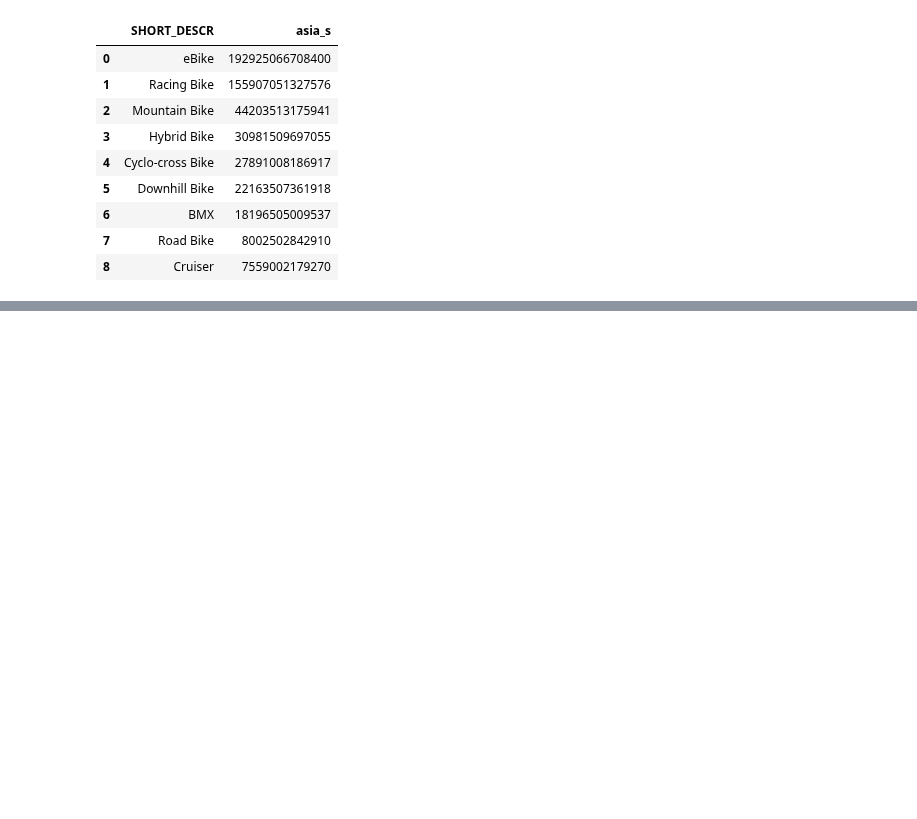
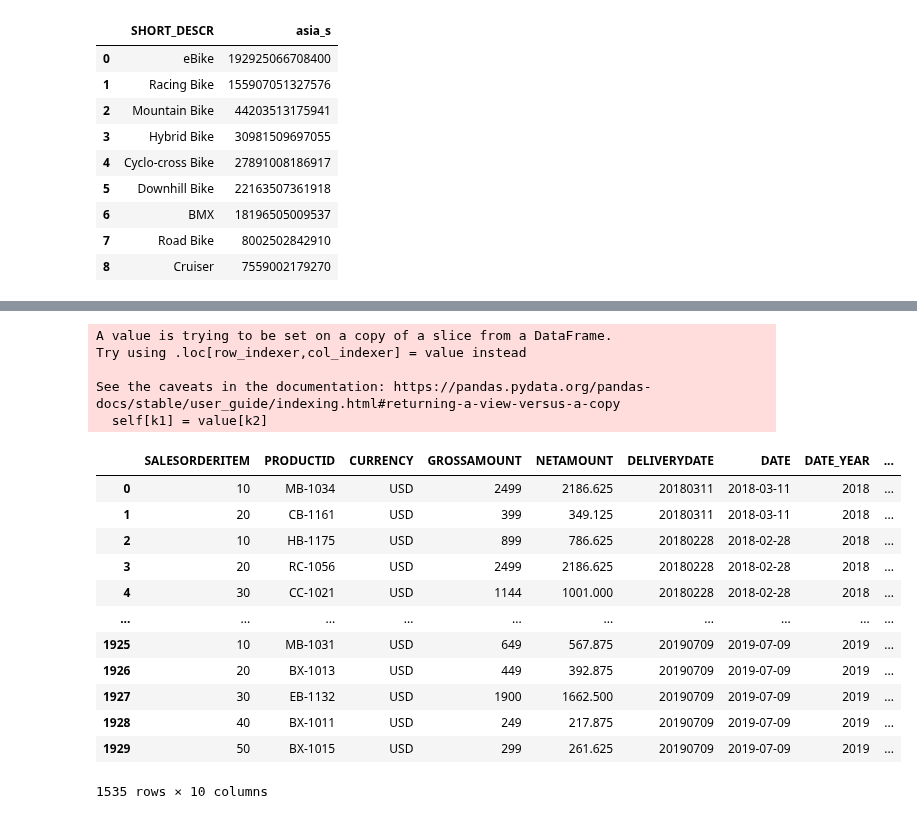
Before and after one commit to nicha0524/DPDM2021, a Jupyter notebook: Project.ipynb, the cells around one changed output, grey strips where cells are left out. Cells and saved outputs as stored; diff of their text form; code cells hidden in the pictures; blank space fills up the shorter version.

```diff
--- a/Project.ipynb
+++ b/Project.ipynb
@@ -955,0 +1050,24 @@ A.iloc[:,[0,10]]
+# %%
+
+A=Sales__OrderItems[(Sales__OrderItems['profit']<=15000)&(Sales__OrderItems['profit']<=15000)]
+A[['pro_fit']] = A[['pro_fit']].fillna('A')
+A
+# %% [output]
+A value is trying to be set on a copy of a slice from a DataFrame.
+Try using .loc[row_indexer,col_indexer] = value instead
+
+See the caveats in the documentation: https://pandas.pydata.org/pandas-docs/stable/user_guide/indexing.html#returning-a-view-versus-a-copy
+  self[k1] = value[k2]
+|  | SALESORDERITEM | PRODUCTID | CURRENCY | GROSSAMOUNT | NETAMOUNT | DELIVERYDATE | DATE | DATE_YEAR | ... |
+| 0 | 10 | MB-1034 | USD | 2499 | 2186.625 | 20180311 | 2018-03-11 | 2018 | ... |
+| 1 | 20 | CB-1161 | USD | 399 | 349.125 | 20180311 | 2018-03-11 | 2018 | ... |
+| 2 | 10 | HB-1175 | USD | 899 | 786.625 | 20180228 | 2018-02-28 | 2018 | ... |
+| 3 | 20 | RC-1056 | USD | 2499 | 2186.625 | 20180228 | 2018-02-28 | 2018 | ... |
+| 4 | 30 | CC-1021 | USD | 1144 | 1001.000 | 20180228 | 2018-02-28 | 2018 | ... |
+| ... | ... | ... | ... | ... | ... | ... | ... | ... | ... |
+| 1925 | 10 | MB-1031 | USD | 649 | 567.875 | 20190709 | 2019-07-09 | 2019 | ... |
+| 1926 | 20 | BX-1013 | USD | 449 | 392.875 | 20190709 | 2019-07-09 | 2019 | ... |
+| 1927 | 30 | EB-1132 | USD | 1900 | 1662.500 | 20190709 | 2019-07-09 | 2019 | ... |
+| 1928 | 40 | BX-1011 | USD | 249 | 217.875 | 20190709 | 2019-07-09 | 2019 | ... |
+| 1929 | 50 | BX-1015 | USD | 299 | 261.625 | 20190709 | 2019-07-09 | 2019 | ... |
+1535 rows × 10 columns
```
Also changed, not shown: parts of 18 cells of this notebook.
